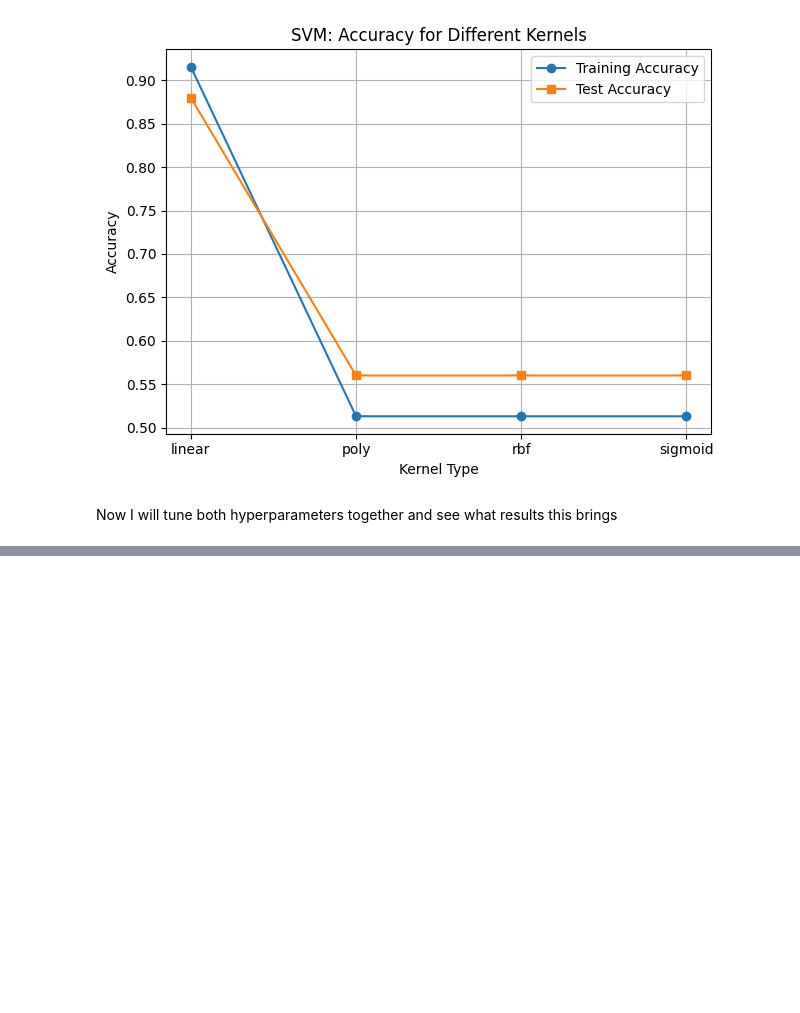
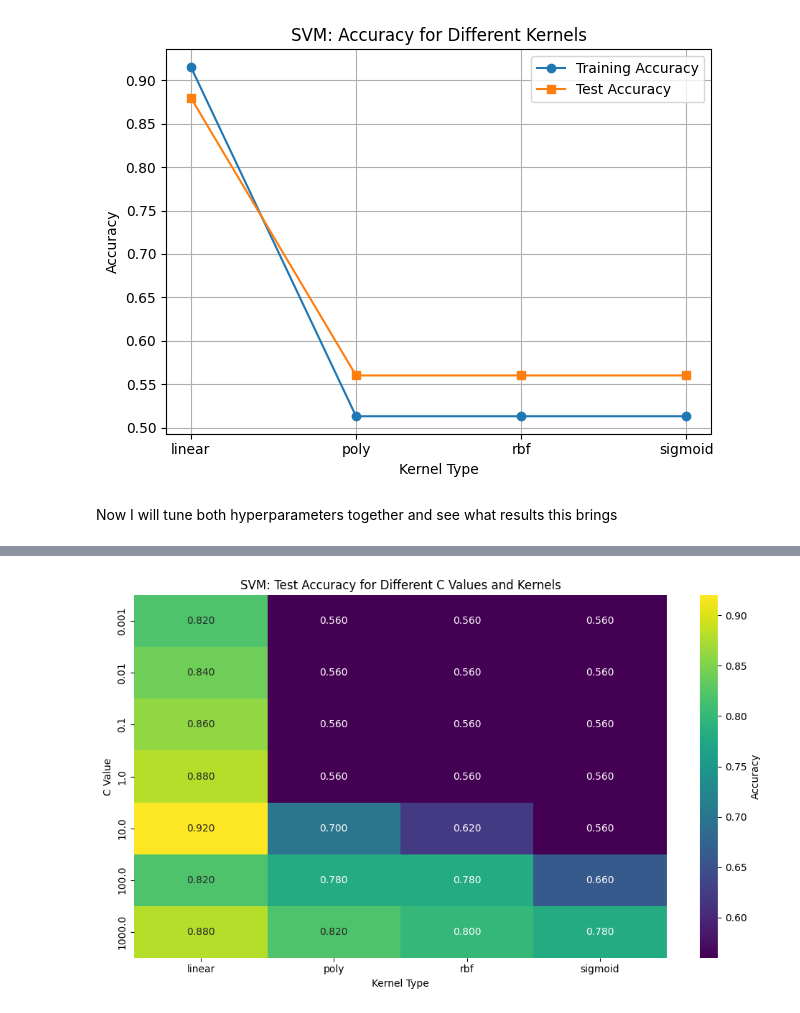
Before and after one commit to gavinmcg1/CT4101-Assignemnt1, a Jupyter notebook: SVM.ipynb, the cells around one changed output, grey strips where cells are left out. Cells and saved outputs as stored; diff of their text form; code cells hidden in the pictures; blank space fills up the shorter version.

```diff
--- a/SVM.ipynb
+++ b/SVM.ipynb
@@ -246,0 +247,11 @@ plt.show()
+# %%
+plt.figure(figsize=(10, 6))
+pivot_table = results_df.pivot(index='C', columns='Kernel', values='Test Accuracy')
+sns.heatmap(pivot_table, annot=True, cmap="viridis", cbar_kws={'label': 'Accuracy'}, fmt=".3f")
+plt.title('SVM: Test Accuracy for Different C Values and Kernels')
+plt.xlabel('Kernel Type')
+plt.ylabel('C Value')
+plt.tight_layout()
+plt.show()
+# %% [output]
+[figure, added]
```
Also changed, not shown: parts of 1 cell of this notebook.
